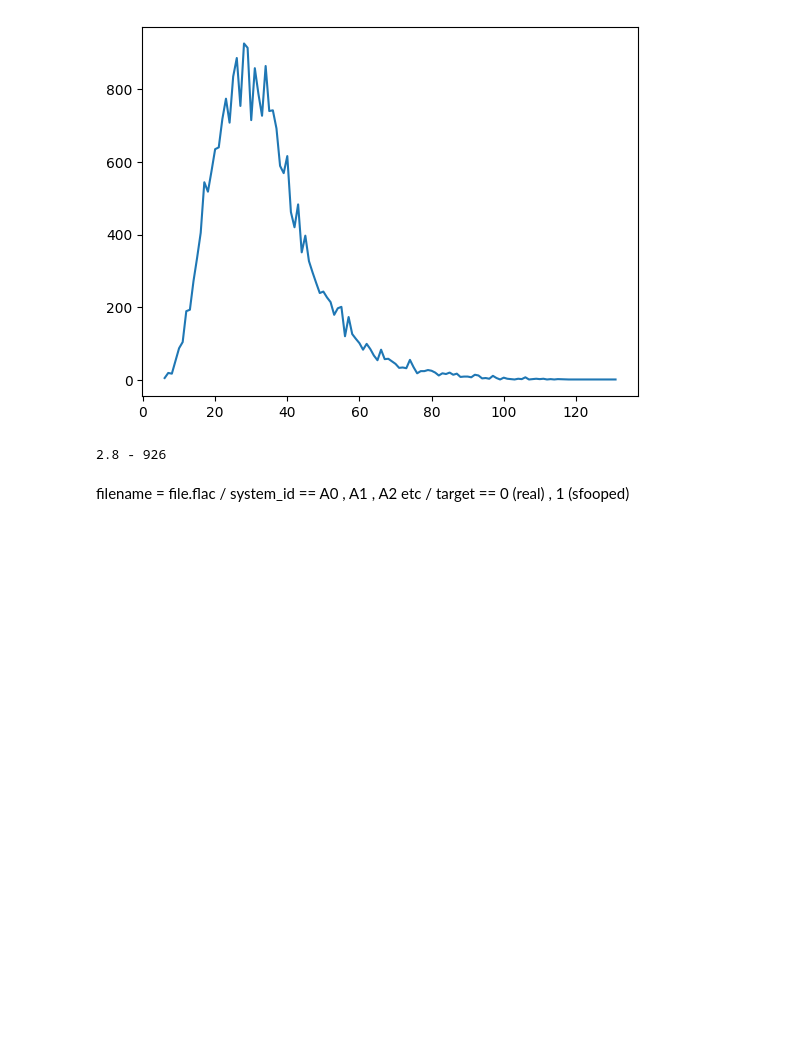
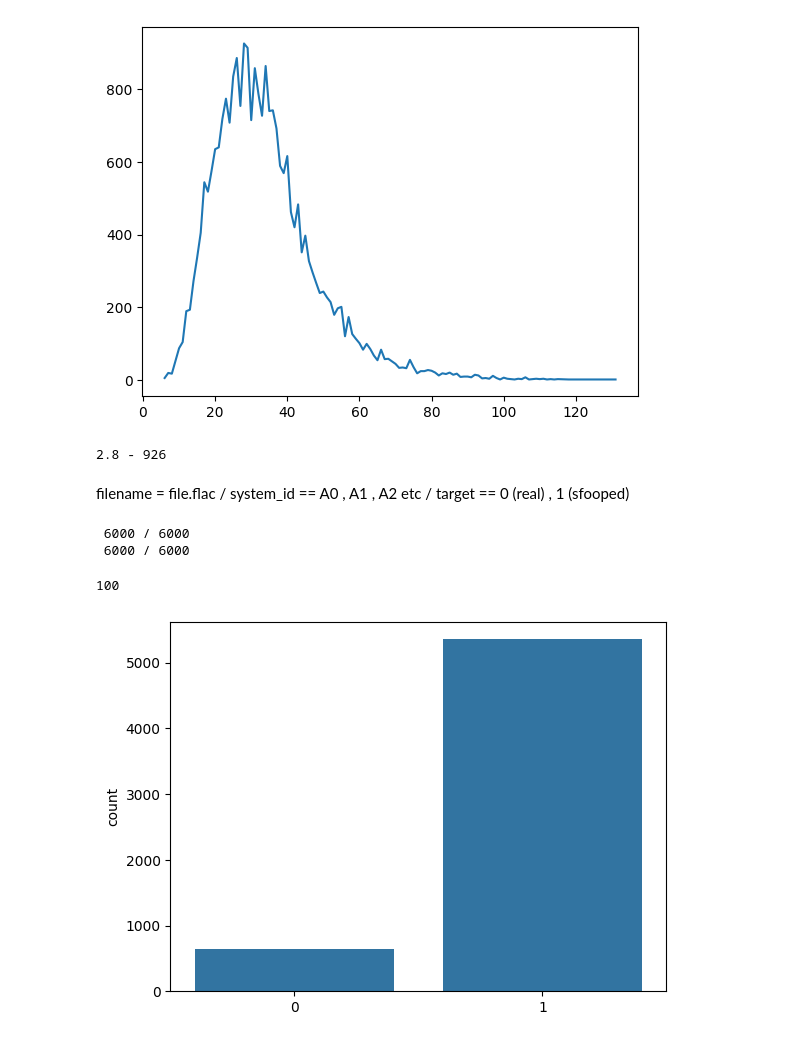
Before and after one commit to onlyforstudy7770-cpu/DeepFake-voice-detection-project, a Jupyter notebook: ASVsfooping.ipynb, the cells around one changed output. Drawn from its saved outputs; the diff is of its cells as text; code cells hidden in the pictures; blank space fills up the shorter version.

```diff
--- a/ASVsfooping.ipynb
+++ b/ASVsfooping.ipynb
@@ -14,3 +22,5 @@ Using Colab cache for faster access to the 'asvpoof-2019-dataset' dataset.
+# %%
+path = "/root/.cache/kagglehub/datasets/awsaf49/asvpoof-2019-dataset/versions/1"
 # %%
 
 print("Path to dataset files:", path)
@@ -96,18 +106,19 @@ for res in file:
           data_dec["system_id"].append(data[3])
 
   df = pd.DataFrame(data_dec)
-  df.to_csv(f"{res}.csv" , index = False)
+  df.to_csv(f"/content/drive/MyDrive/ASVsfoop_data/{res}.csv" , index = False)
 # %%
-size = 100
+size = 6000
 audio_sample_size = 4
-fil = ("train" , "eval" , "dev")
+# fil = ("train" , "eval" , "dev")
+fil = ("train" , "eval" )
 # os.makedirs("/AA" , exist_ok = True)
 for fi in fil:
   i = 0
   file_name = os.listdir(path+f"/LA/LA/ASVspoof2019_LA_{fi}/flac")
 
-  os.makedirs(f"/AA/{fi}_mfcc" , exist_ok = True)
-  os.makedirs(f"/AA/{fi}_s_db" , exist_ok = True)
+  os.makedirs(f"/content/drive/MyDrive/ASVsfoop_data/{fi}_mfcc" , exist_ok = True)
+  os.makedirs(f"/content/drive/MyDrive/ASVsfoop_data/{fi}_s_db" , exist_ok = True)
 
   for file in file_name:
     y , src =  librosa.load(path+f"/LA/LA/ASVspoof2019_LA_{fi}/flac/"+ file , sr = 16000)
@@ -122,9 +133,29 @@ for fi in fil:
     S = librosa.feature.melspectrogram(y = y, sr = src, n_mels = 128, fmax=8000)
     S_dB = librosa.power_to_db(S, ref=np.max)
 
-    np.save(f"/AA/{fi}_mfcc/{file}" , mfcc)
-    np.save(f"/AA/{fi}_s_db/{file}" , S_dB)
+    np.save(f"/content/drive/MyDrive/ASVsfoop_data/{fi}_mfcc/{file}" , mfcc)
+    np.save(f"/content/drive/MyDrive/ASVsfoop_data/{fi}_s_db/{file}" , S_dB)
 
     i +=1
+    if ( ( i / 100) % 1 == 0):
+      print("\r" ,i ,"/",size, end ="")
     if ( i >= size):
       break
+  print()
+# %% [output]
+ 6000 / 6000
+ 6000 / 6000
+# %%
+
+folder = os.listdir(f"/AA/train_mfcc")
+i = 0
+for file in folder:
+  data = np.load(f"/AA/train_mfcc/{file}").ravel()
+  i+=1
+  if (len(data) != 5040 ):
+    print(len(data))
+    print(file)
+    break
+print (i)
+# %% [output]
+100
@@ -130,0 +169,21 @@ for fi in fil:
+# %%
+X_train = []
+y_train = []
+
+
+res = ("train" , "eval" , "dev")
+
+
+df = pd.read_csv("/content/drive/MyDrive/ASVsfoop_data/train.trn.csv")
+
+target_map = dict(zip(df["filename"], df["target"]))
+
+folder_path = "/content/drive/MyDrive/ASVsfoop_data/train_mfcc"
+folder = os.listdir(folder_path)
+
+for file in folder:
+  csv_filename = file.replace(".flac.npy" , "")
+
+  data = np.load(os.path.join(folder_path, file)).ravel()
+  X_train.append(data)
+  y_train.append(int(target_map[csv_filename]))
@@ -130,0 +213,5 @@ for fi in fil:
+# %%
+sns.countplot(x = y_train)
+plt.show()
+# %% [output]
+[figure, added]
```
Also changed, not shown: parts of 71 cells of this notebook.
